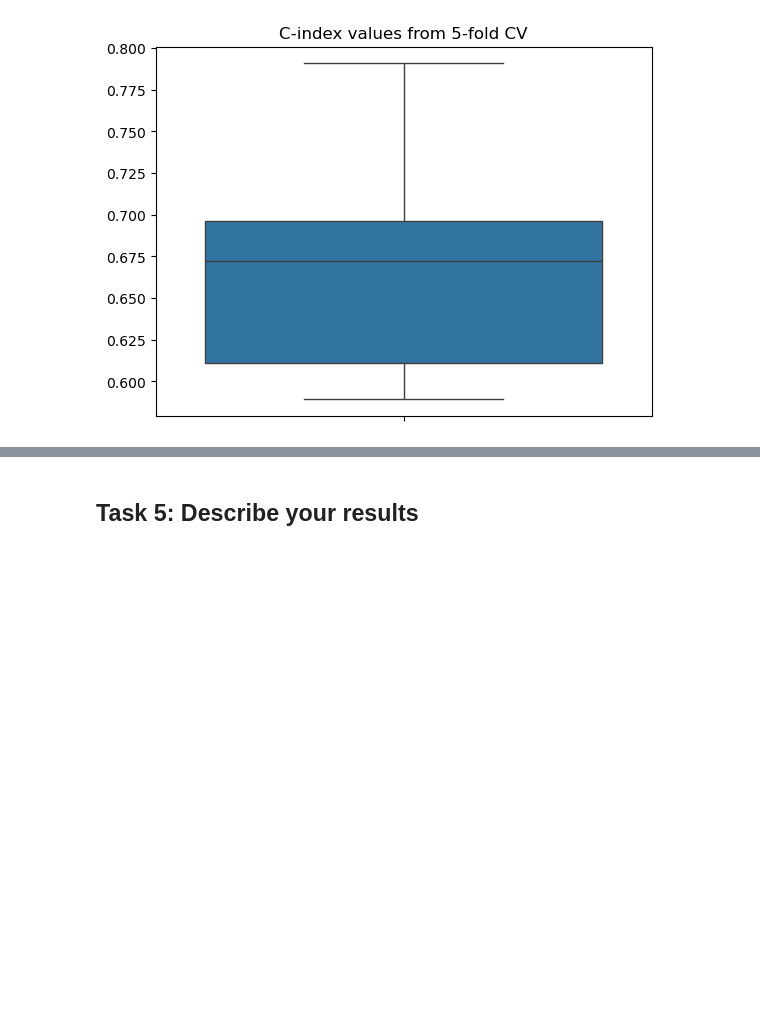
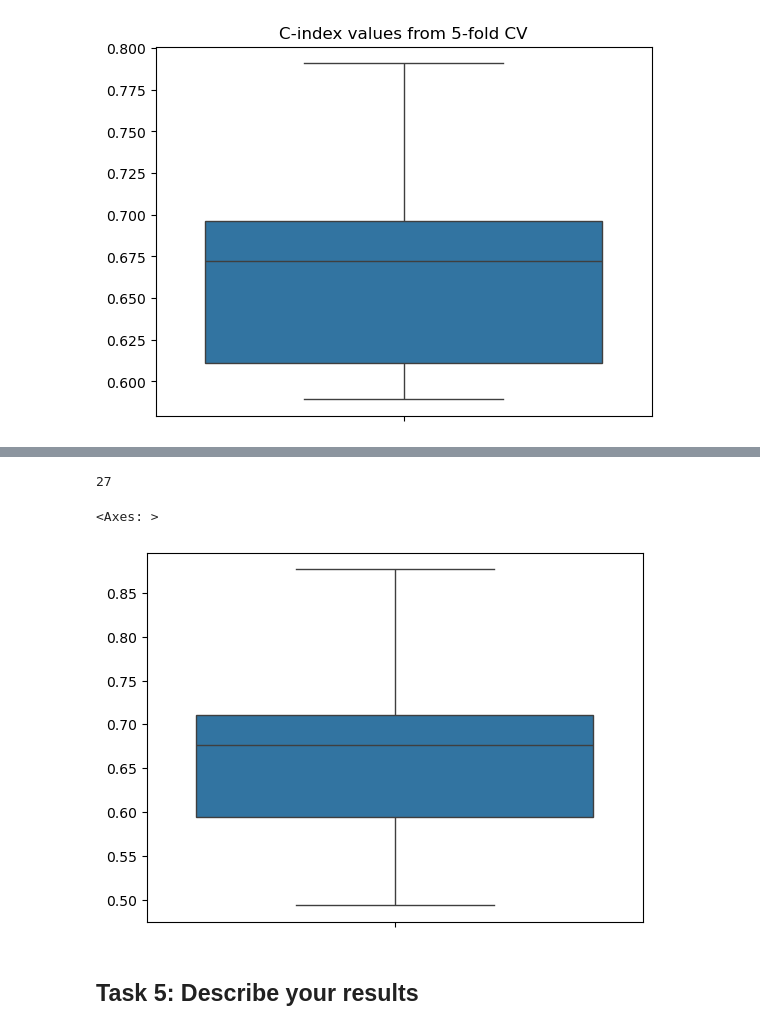
Before and after one commit to JulianMeigen/ML-handson, a Jupyter notebook: notebooks/5.0-SNJMMH-Day5.ipynb, the cells around one changed output, grey strips where cells are left out. Saved outputs shown, nothing was run; the diff lists cells and outputs as text; code cells hidden in the pictures; blank space fills up the shorter version.

```diff
--- a/notebooks/5.0-SNJMMH-Day5.ipynb
+++ b/notebooks/5.0-SNJMMH-Day5.ipynb
@@ -380,3 +446,55 @@ Notes:
+# %%
+train_dataset.data.shape[1]
+# %% [output]
+27
+# %%
+model = DeepSurv(input_dim=train_dataset.data.shape[1])
+optimizer = torch.optim.Adam(model.parameters(), lr=0.001)
+# %%
+def one_fold_train_and_eval(train_data_loader, val_data_loader, model, optimizer):
+    EPOCHS = 50
+    #training_losses = []
+    for epoch in range(EPOCHS):
+        model.train()
+        total_loss = 0
+        for x, t, e in train_data_loader:
+            optimizer.zero_grad()
+            loss = neg_partial_log_likelihood(model(x), e, t)
+            loss.backward()
+            optimizer.step()
+            total_loss += loss.item()
+        #total_loss /= len(train_data_loader.dataset)
+        #training_losses.append(total_loss)
+
+
+    # Eval with C-index
+    model.eval()
+    with torch.no_grad():
+        for x, t, e in val_data_loader:
+            pred_hazard_ratio = model(x)
+            c_index = lifelines.utils.concordance_index(t, -pred_hazard_ratio, e)
+
+    return c_index
+# %%
+def train_with_cv(data, k=5):
+    c_indices = []
+    for fold in range(k):
+        # Split and normalize data
+        train_dataset, test_dataset, train_data_loader, test_data_loader = split_normalize_data(data)
+        # Initialize model and optimizer
+        model = DeepSurv(input_dim=train_dataset.data.shape[1])
+        optimizer = torch.optim.Adam(model.parameters(), lr=0.001)
+        # Train and evaluate
+        c_index = one_fold_train_and_eval(train_data_loader, test_data_loader, model, optimizer)
+        c_indices.append(c_index)
+    return c_indices
+# %%
+c_scores = train_with_cv(data_red, k=10)
+# %%
+sns.boxplot(c_scores)
+# %% [output]
+<Axes: >
+[figure, added]
 # %% [markdown]
 ## Task 5: Describe your results
 # %% [markdown]
```
Also changed, not shown: parts of 10 cells of this notebook, 1 other file.
